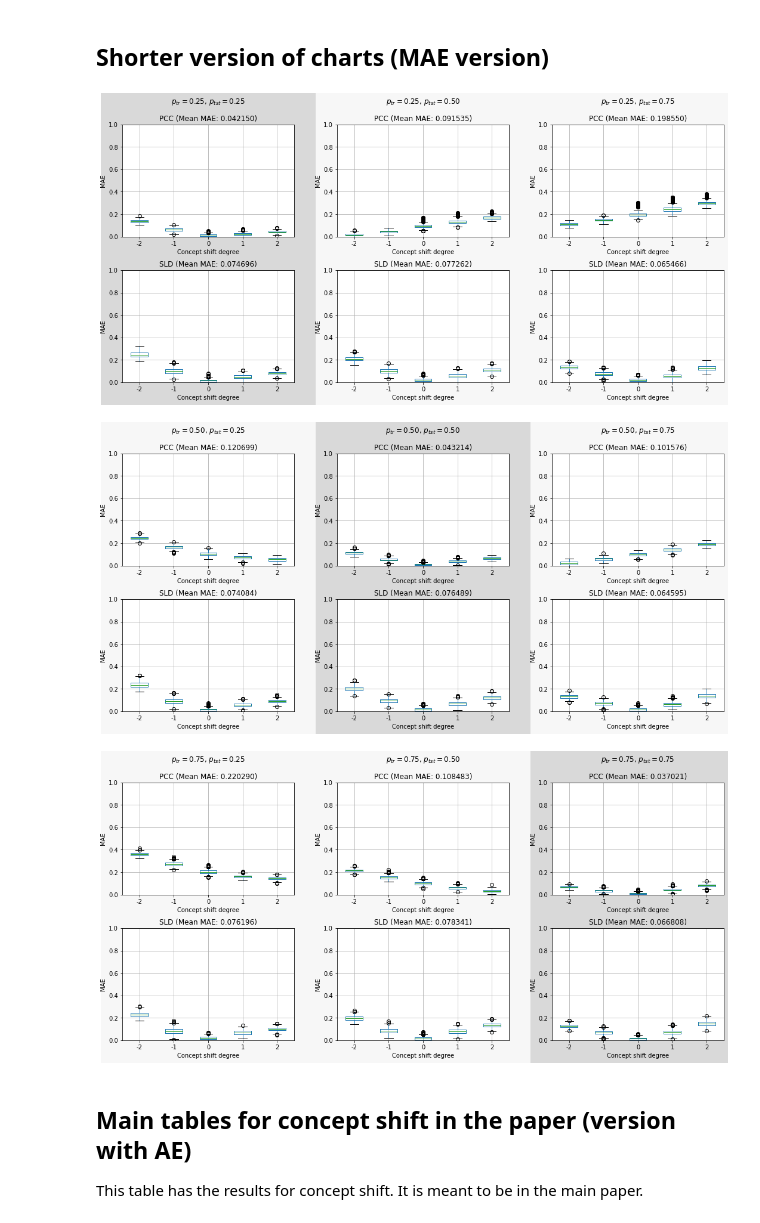
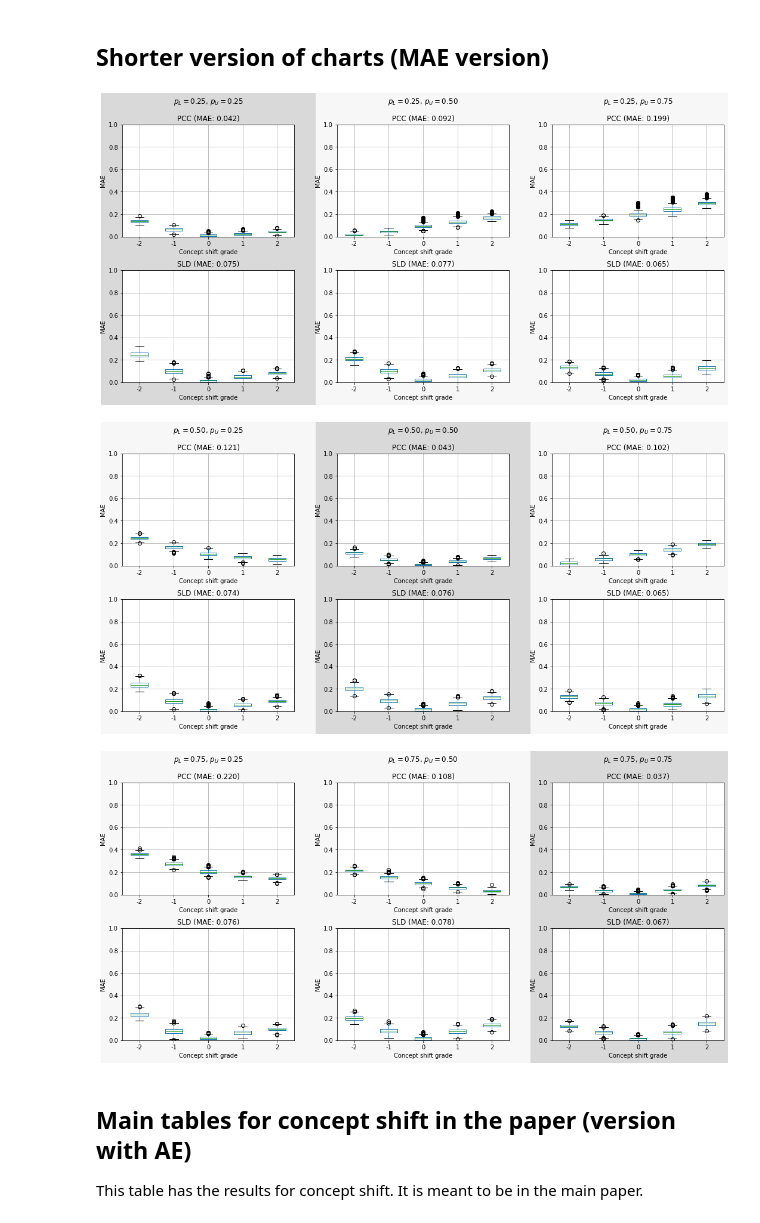
Before and after one commit to pglez82/quant_datasetshift, a Jupyter notebook: analyze_results_concept.ipynb, the cells around one changed output. Saved outputs shown, nothing was run; the diff lists cells and outputs as text; code cells hidden in the pictures.

```diff
--- a/analyze_results_concept.ipynb
+++ b/analyze_results_concept.ipynb
@@ -103,6 +103,6 @@ for i, p_train in enumerate(ps_train):
             ax[row][k].set_ylabel(error)
             results.boxplot(ax=ax[row][k],column='MAE',by='cut_points')
             plt.suptitle('Concept shift')
-            ax[row][k].set_title("%s (Mean %s: %f)"  % (quant_name,'MAE',mean_error_methods[exp_id]))
+            ax[row][k].set_title("%s (%s: %f)"  % (quant_name,'MAE',mean_error_methods[exp_id]))
             plt.figtext(0.5,0.92-((i*len(ps_train)+j)*0.088), "p_train = %f, p_test = %f" % (p_train,p_test), ha="center", va="top", fontsize=14, color="b")
 # %% [output]
@@ -122,9 +122,9 @@ for p_train in ps_train:
             ax[k//3][k%3].set_ylim(0, 1)
             ax[k//3][k%3].set_ylabel(error)
             results.boxplot(ax=ax[k//3][k%3],column='MAE',by='cut_points')
-            plt.suptitle('Concept shift results with $p_{tr}=%.2f$ and $p_{tst}=%.2f$' % (p_train, p_test))
+            plt.suptitle('Concept shift results with $p_{L}=%.2f$ and $p_{U}=%.2f$' % (p_train, p_test))
             ax[k//3][k%3].set_xlabel("Cut points train_test")
-            ax[k//3][k%3].set_title("%s (Mean %s: %f)"  % (quant_name,'MAE',mean_error_methods[exp_id]))
+            ax[k//3][k%3].set_title("%s (%s: %f)"  % (quant_name,'MAE',mean_error_methods[exp_id]))
         #plt.savefig(os.path.join(export_dir,"images/conceptresults{}_{}.pdf".format(p_train,p_test)),format='pdf')
         #plt.savefig(os.path.join(export_dir("images/conceptresults{}_{}.png".format(p_train,p_test)),format='png')
 # %% [output]
@@ -142,34 +142,34 @@ for p_train in ps_train:
 # %%
 quantificators = ["PCC", "SLD"]
 
 for i, p_train in enumerate(ps_train):
     fig = plt.figure(figsize=(15,8))
     subfigs = fig.subfigures(ncols=3,wspace=2)
     plt.subplots_adjust(hspace=0.3)
 
     for j, p_test in enumerate(ps_test):
         axs = subfigs[j].subplots(nrows=2)
         for k,quant_name in enumerate(quantificators):
             exp_id = "%s_%f_%f" % (quant_name,p_train,p_test)
             results = results_dict[quant_name]
             results = results.loc[(results['p_test'] == p_test) & (results['p_train'] == p_train)]
             axs[k].set_ylim(0, 1)
             axs[k].set_ylabel(error)
             results.boxplot(ax=axs[k],column='MAE',by='cut_points')
-            axs[k].set_xlabel("Concept shift degree")
-            axs[k].set_title("%s (Mean %s: %f)"  % (quant_name,error,mean_error_methods[exp_id]))
-        subfigs[j].suptitle('$p_{tr}=%.2f$, $p_{tst}=%.2f$' % (p_train,p_test))
+            axs[k].set_xlabel("Concept shift grade")
+            axs[k].set_title("%s (%s: %.3f)"  % (quant_name,error,mean_error_methods[exp_id]))
+        subfigs[j].suptitle('$p_{L}=%.2f$, $p_{U}=%.2f$' % (p_train,p_test))
         if p_train==p_test:
             subfigs[j].set_facecolor('0.85')
         else:
             subfigs[j].set_facecolor('0.97')
 
     plt.savefig(os.path.join(export_dir,"images/conceptsummary_{}.pdf".format(p_train)),format='pdf')
     plt.savefig(os.path.join(export_dir,"images/conceptsummary_{}.png".format(p_train)),format='png')
 # %% [output]
-[figure, old version]
+[figure, new version]
-[figure, old version]
+[figure, new version]
-[figure, old version]
+[figure, new version]
 # %% [markdown]
 ## Main tables for concept shift in the paper (version with AE)
 
```
Also changed, not shown: parts of 4 cells of this notebook, 2 other files.
